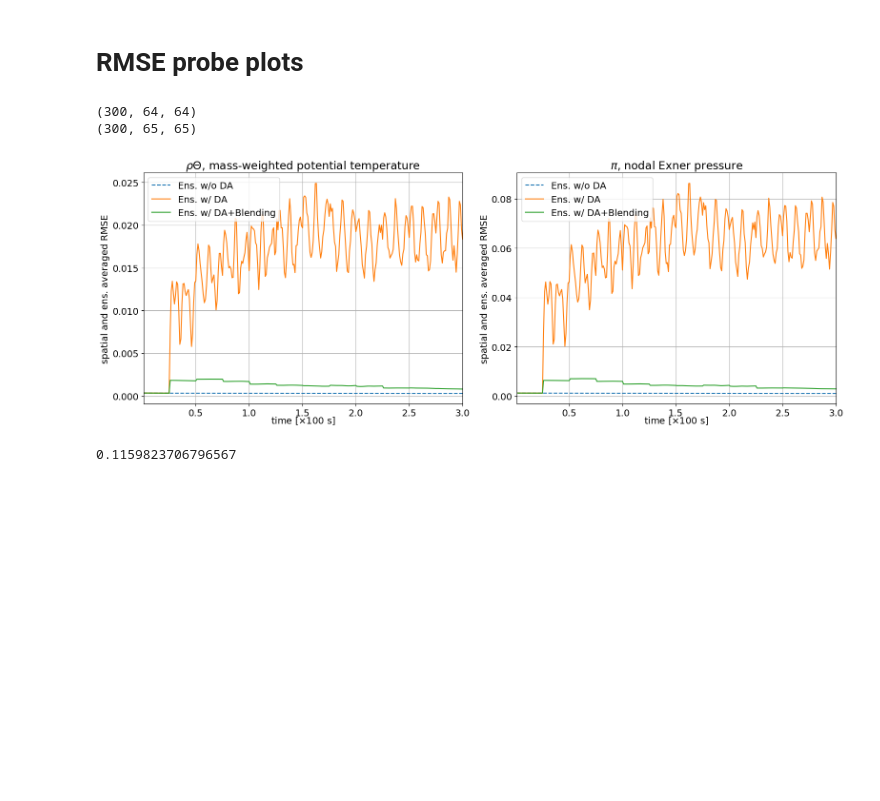
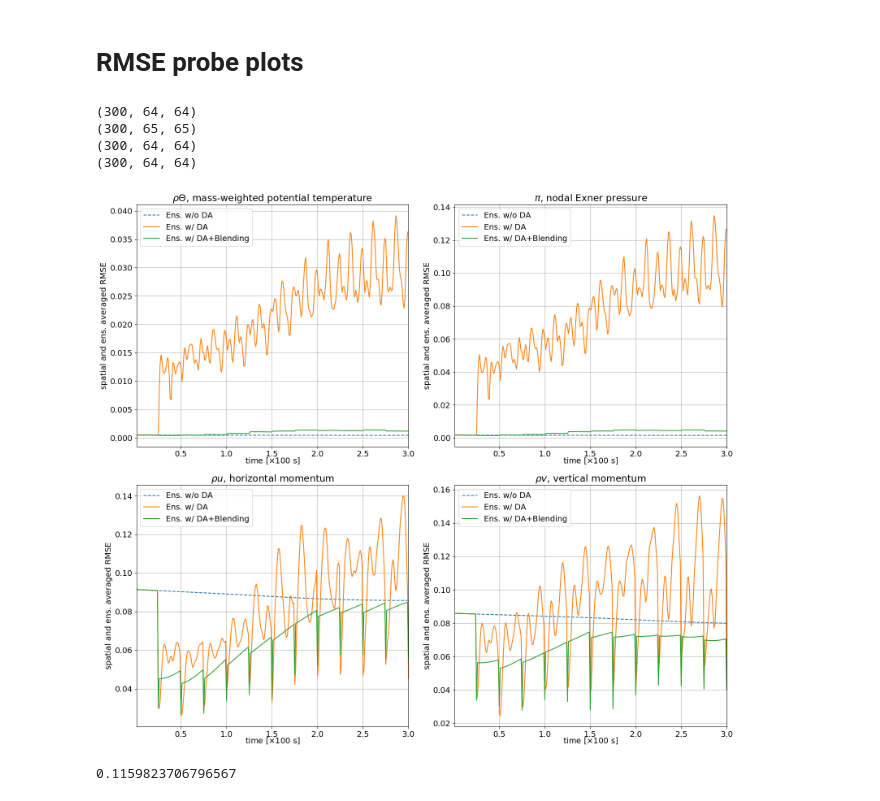
Before and after one commit to ray-chew/pyBELLA, a Jupyter notebook: visualiser_debugger/first_pub.ipynb, the cells around one changed output. Saved outputs shown, nothing was run; the diff lists cells and outputs as text; code cells hidden in the pictures; blank space fills up the shorter version.

Commit message:
first_pub nb: scale analysis for RMSE jump

```diff
--- a/visualiser_debugger/first_pub.ipynb
+++ b/visualiser_debugger/first_pub.ipynb
@@ -521,19 +518,21 @@ if swe:
 else:
     sfx0 = 'wdawloc_all_pp_tra_ip_nonorm_ib-0'
     sfx0 = 'wdawloc_all_debug_letkf_s10p_ib-0'
+    sfx0 = 'wdawloc_all_debug_neg_s10p_ib-0'
 sfx1 = tc.cb_suffix(1,0, '%s' %(sfx0))
 sfx_ref = 'noda_pp'
 sfx_ref = 'pp_tra_ip_nonorm_ib-0'
+sfx_ref = 'debug_neg_noda_ib-0'
 # attribute = 'rhow'
 attributes = ['rho','rhou']
-# attributes = ['p2_nodes']
-attributes = ['rho']
+attributes = ['p2_nodes']
+# attributes = ['rhoY']
 attribute = attributes[0]
 
 times = [0.0]
 tag = 'ic'
 
-times = [0.01]
+times = [1.0]
 tag = tags[9]
 
 class oo(object): pass
@@ -693,7 +692,6 @@ probe_idx = [32,32]
 fn = 'effects_obs_covar_ensemble_spread'
 title = ''
 
-pl = pt.plotter_1d(figsize=(16,6),fontsize=14,ncols=2,nrows=1)
 swe = True if 'swe' in base_fn else False
 tc = swe_tc if swe else euler_tc
 
@@ -705,8 +703,15 @@ if swe:
 else:
     attr_labels = pt.labels()
     attributes = ['rhoY','p2_nodes','rhou','rhov']
-    attributes = ['rhoY','p2_nodes']
+#     attributes = ['rhoY','p2_nodes']
 
+if len(attributes) == 2:
+    fs = (16,6)
+    nrows = 1
+else:
+    fs = (16,14)
+    nrows = 2
+pl = pt.plotter_1d(figsize=(16,14),fontsize=14,ncols=2,nrows=2)
 # attr_shorts = pt.short_labels()
 
 rmse_type = 'probe'
@@ -727,8 +732,8 @@ for i,attribute in enumerate(attributes):
     diff = False if attribute == 'p2_nodes' else False
     gt = 'n' if attribute == 'p2_nodes' else 'c'
 
-    ens_noda_suffix = 'noda_pp'
     ens_noda_suffix = 'pp_tra_ip_nonorm_ib-0'
+    ens_noda_suffix = 'debug_neg_noda_ib-0'
 #     ens_noda_label = 'EnNoDA'
     ens_noda_label = 'Ens. w/o DA'
     ens_noda = get_ens(ens_noda_suffix, diff)
@@ -736,10 +741,8 @@ for i,attribute in enumerate(attributes):
     obs_attrs = 'rhou_rhow' if swe else 'rhou_rhov'
 #     obs_attrs = 'all'
     tags = 's10p'
-    ens_1_suffix = 'wdawloc_pp_rhou_rhow_tra_ib_0.25_nonorm'
-    ens_1_suffix = 'wdawloc_pp_rhou_rhow_tra_0.25_nonorm'
-    ens_1_suffix = 'wdawloc_rhou_rhow_pp_tra_ip_nonorm_ib-0'
     ens_1_suffix = 'wdawloc_%s_debug_letkf_%s_ib-0' %(obs_attrs,tags)
+    ens_1_suffix = 'wdawloc_%s_debug_neg_%s_ib-0' %(obs_attrs,tags)
 #     ens_1_suffix = 'wdawloc_pp_all_tra_0.25_nonorm'
     ens_1_label = r'EnDA'
     ens_1_label = r'Ens. w/ DA'
@@ -783,8 +786,8 @@ for i,attribute in enumerate(attributes):
 #         ens_2 *= 0.2
     print(ens_2.shape)
 
-    obs = tc.get_ensemble(times, 1, attribute, 'comp_1.0_pp_tra_truth_ip', label_type='TIME',avg=True, diff=diff)
-    truth = tc.get_ensemble(times, 1, attribute, 'comp_1.0_pp_tra_truth_ip_ib-0', label_type='TIME',avg=True, diff=diff)
+    obs = tc.get_ensemble(times, 1, attribute, 'neg_comp_1.0_pp_tra_truth_ip', label_type='TIME',avg=True, diff=diff)
+    truth = tc.get_ensemble(times, 1, attribute, 'neg_comp_1.0_pp_tra_truth_ip_ib-0', label_type='TIME',avg=True, diff=diff)
     if swe:
         truth = truth[:,:,0,:]
         if attribute is 'rho': truth *= 10.0
@@ -838,35 +841,37 @@ for i,attribute in enumerate(attributes):
     if ens_34:
         ax.plot(times,diff_ens_3, 'C1--', label=ens_3_label)
         ax.plot(times,diff_ens_4, 'C2--', label=ens_4_label)
 #             ax.plot(times,diff_ens_4, 'C2--',label=ens_4_label)
 #     ax.plot(times,others)
 #     if rmse_type == 'mean':
 #         ax.plot(times,ref_mean, label='ref_mean')
 #         ax.plot(times,obs_mean, label='obs_mean')
 #     ax.axvline(0.06, c='k')
 
     ax.set_title("%s" %attr_labels[attribute])
     ax.set_xlim([times[0],times[-1]])
 #     ax.set_xlabel(r'time [$\times$100 s]')
     ax.grid()
     ax.legend()
 #     if swe:
 #         pl.fig.text(0.5, -0.01/2, r'time [$\times 1000$ s]', ha='center', va='center')
 #     else:
 #         pl.fig.text(0.5, -0.01/2, r'time [$\times 100$ s]', ha='center', va='center')
 #     pl.fig.text(-0.01/2, 0.5, 'Spatially and ensemble averaged RMSE', ha='center', va='center', rotation='vertical')
     plt.tight_layout(rect=[-0.0, -0.0, 1.0, 1.0])
 
     prt.prtt('plt')
 
 plt.tight_layout()
 lbl = 'swe' if swe else 'euler'
-plt.savefig('%s_rmse_obs_sparsity.pdf' %lbl, bbox_inches="tight")
+# plt.savefig('%s_rmse_obs_sparsity.pdf' %lbl, bbox_inches="tight")
 plt.show()
 # %% [output]
 (300, 64, 64)
 (300, 65, 65)
+(300, 64, 64)
+(300, 64, 64)
-[figure, old version]
+[figure, new version]
 # %%
 # 0.04*ud.Msq
 0.06*ud.Msq
```
Also changed, not shown: parts of 8 cells of this notebook.
